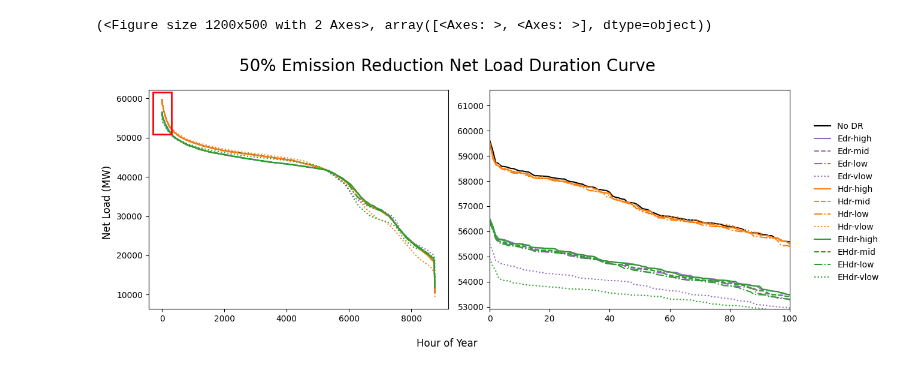
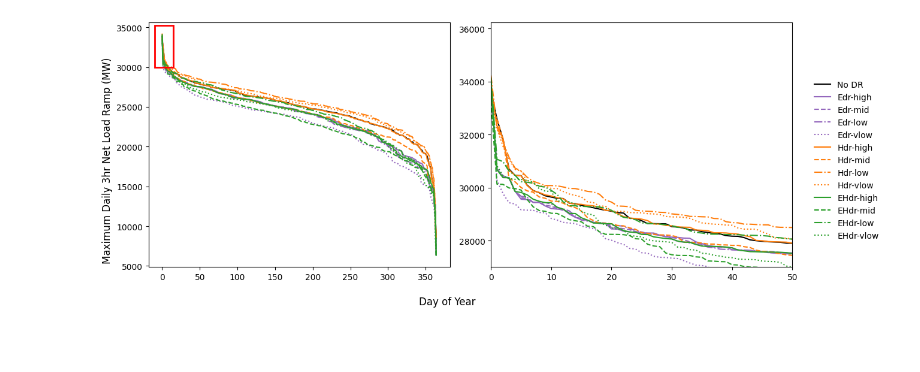
Before and after one commit to trevorb1/pypsa-demand-response, a Jupyter notebook: analysis/ramping.ipynb, the cells around one changed output. Cells and saved outputs as stored; diff of their text form; code cells hidden in the pictures; blank space fills up the shorter version.

Commit message:
net load

```diff
--- a/analysis/ramping.ipynb
+++ b/analysis/ramping.ipynb
@@ -9,6 +7,10 @@ from math import ceil
 import matplotlib.patches as patches
+# %%
+# energy specific fuel prices are not
+SCENARIO = "dynamic" # "static" | "dynamic"
 # %%
-DATA = Path("..","data","processed")
+DATA = Path("..","data","processed", SCENARIO) # update name
+FIGURES = Path("..","figures","ramping", SCENARIO)
 SECTORS = ["E", "H", "EH"]
 PRICES = ["high", "mid", "low", "vlow"]
 EMISSIONS = ["20", "35", "50"]
@@ -37,8 +39,8 @@ def get_dataframe(emission: str, result: str, sector: Optional[str] = None, pric
 # %%
 def get_ldc(emission: str, sector: Optional[str] = None, price: Optional[str] = None) -> pd.Series:
     scenario = get_scenario_name(emission=emission, sector=sector, price=price)
-    df = get_dataframe(emission=emission, sector=sector, price=price, result="peakiness")
-    return df[["Net_Load_MW"]].rename(columns={"Net_Load_MW":scenario}).squeeze().sort_values(ascending=False)
+    df = get_dataframe(emission=emission, sector=sector, price=price, result="ramping")
+    return df[["Absolute 3-hr Ramping"]].rename(columns={"Absolute 3-hr Ramping":scenario}).squeeze().sort_values(ascending=False)
 # %%
 def get_data() -> dict[str,pd.DataFrame]:
     data = {}
@@ -51,7 +53,7 @@ def get_data() -> dict[str,pd.DataFrame]:
         data[f"er{emission}"] = pd.concat(dfs, axis=1)
     return data
 # %%
-def generate_ldc(emission: str, **kwargs) -> tuple[plt.figure, plt.axes]:
+def generate_ldc(emission: str, include_title: bool = True, **kwargs) -> tuple[plt.figure, plt.axes]:
 
     data = get_data()
 
@@ -100,13 +102,13 @@ def generate_ldc(emission: str, **kwargs) -> tuple[plt.figure, plt.axes]:
         linestyle = linestyle_map[price]
 
         df[col].plot(ax=axs[0], label=label, color=color, linestyle=linestyle)
-        df[col].plot(ax=axs[1], xlim=(0,100), ylim=(lower-2000, upper+2000), label=label, color=color, linestyle=linestyle)
+        df[col].plot(ax=axs[1], xlim=(0,50), ylim=(lower-6000, upper+2000), label=label, color=color, linestyle=linestyle)
 
 
     rectangle = patches.Rectangle(
-        (-300, lower-4000),  # (x, y) of bottom-left corner
-        600,         # Width of the rectangle
-        (upper + 2000) - (lower - 4000),       # Height of the rectangle
+        (-10, lower-3000),  # (x, y) of bottom-left corner
+        25, # Width of the rectangle
+        (upper + 2000) - (lower - 2000),       # Height of the rectangle
         linewidth=2,
         edgecolor='red',
         facecolor='none',
@@ -125,9 +127,11 @@ def generate_ldc(emission: str, **kwargs) -> tuple[plt.figure, plt.axes]:
         frameon=False,
     )
 
-    fig.suptitle(f"{emission[-2:]}% Emission Reduction Net Load Duration Curve", fontsize=20)
-    fig.supxlabel("Hour of Year")
-    fig.supylabel("Net Load (MW)")
+    if include_title:
+        fig.suptitle(f"{emission[-2:]}% Net Load Ramping Duration Curve", fontsize=20)
+
+    fig.supxlabel("Day of Year")
+    fig.supylabel("Maximum Daily 3hr Net Load Ramp (MW)")
 
     plt.tight_layout(rect=[0, 0, 1, 0.99])
 
@@ -145,5 +139,5 @@ generate_ldc("er35")
-# %%
-generate_ldc("er50")
-# %% [output]
-(<Figure size 1200x500 with 2 Axes>, array([<Axes: >, <Axes: >], dtype=object))
-[figure, removed]
+# %%
+fig, _ = generate_ldc("er20", include_title=False)
+fig.savefig(Path(FIGURES, "er20.png"), bbox_inches="tight")
+# %% [output]
+[figure, added]
```
Also changed, not shown: parts of 5 cells of this notebook, 1 other file.
